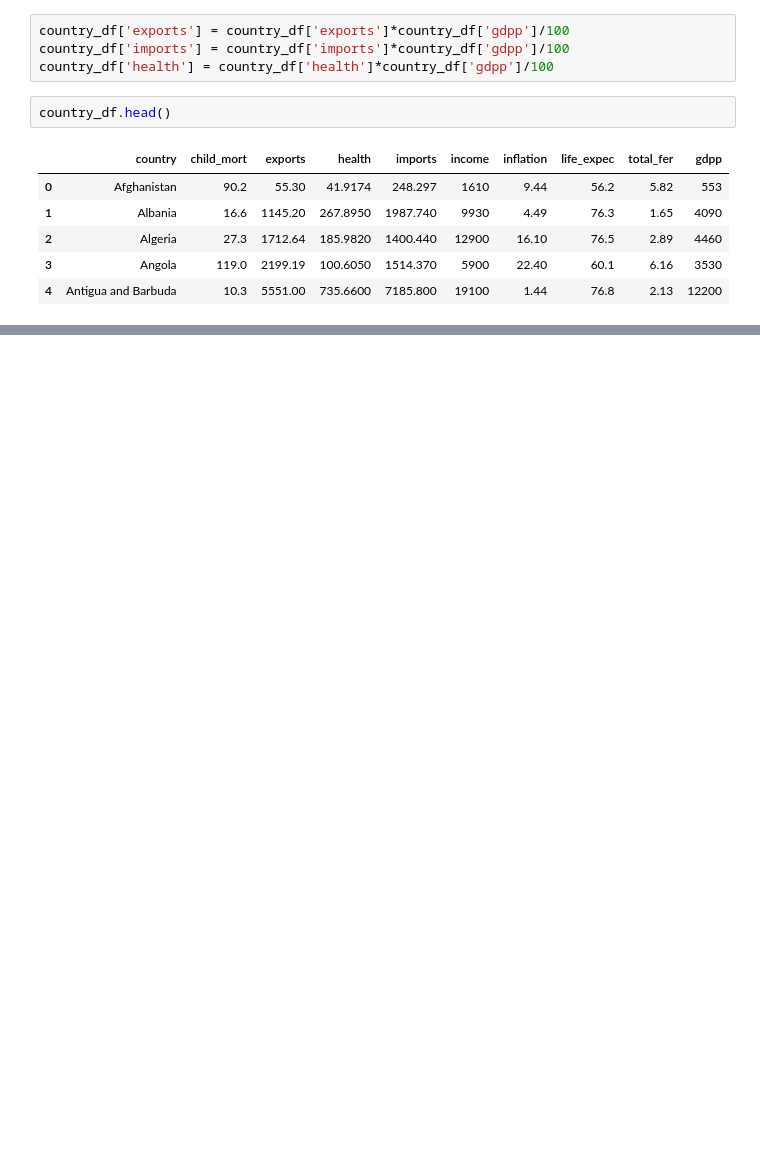
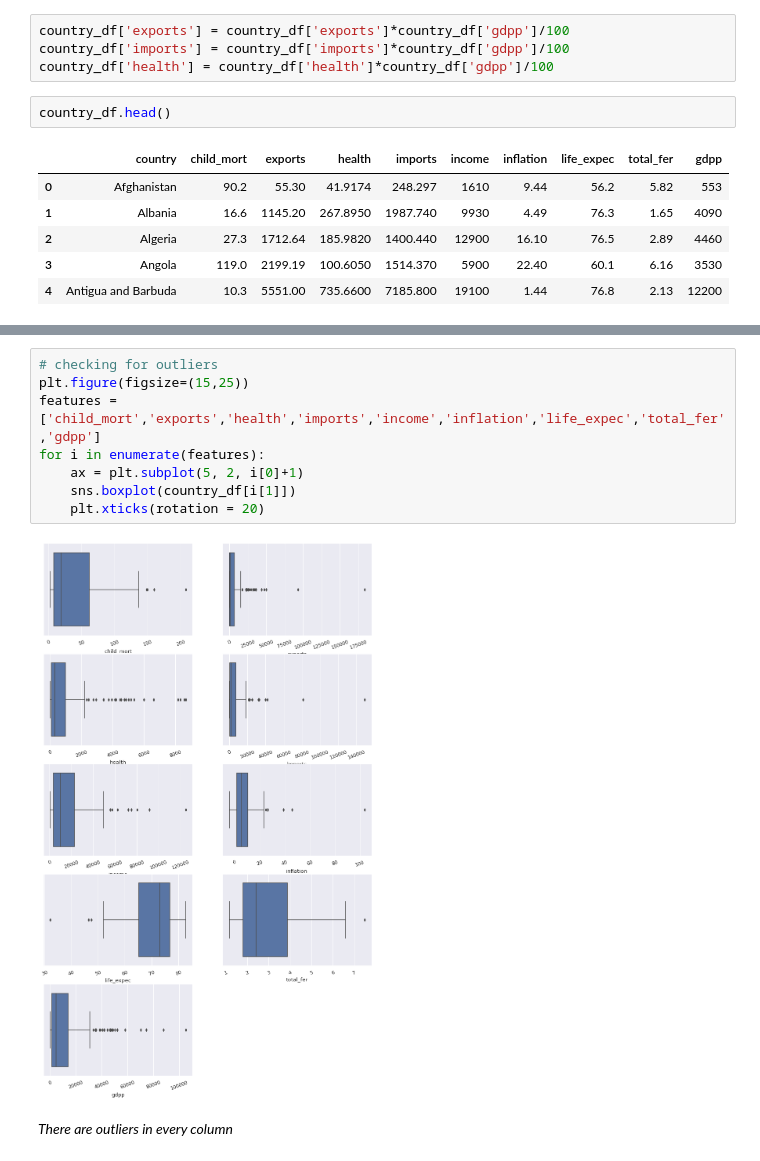
Before and after one commit to gyana-ranjan-dash/World_proverty_analysis, a Jupyter notebook: World_poverty_analysis.ipynb, the cells around one changed output, grey strips where cells are left out. Saved outputs shown, nothing was run; the diff lists cells and outputs as text; blank space fills up the shorter version.

```diff
--- a/World_poverty_analysis.ipynb
+++ b/World_poverty_analysis.ipynb
@@ -226,0 +139,12 @@ sns.scatterplot(y= 'income', x ='child_mort' ,data= country_df)
+# %%
+# checking for outliers
+plt.figure(figsize=(15,25))
+features = ['child_mort','exports','health','imports','income','inflation','life_expec','total_fer','gdpp']
+for i in enumerate(features):
+    ax = plt.subplot(5, 2, i[0]+1)
+    sns.boxplot(country_df[i[1]])
+    plt.xticks(rotation = 20)
+# %% [output]
+[figure, added]
+# %% [markdown]
+*There are outliers in every column*
```
Also changed, not shown: parts of 20 cells of this notebook.
